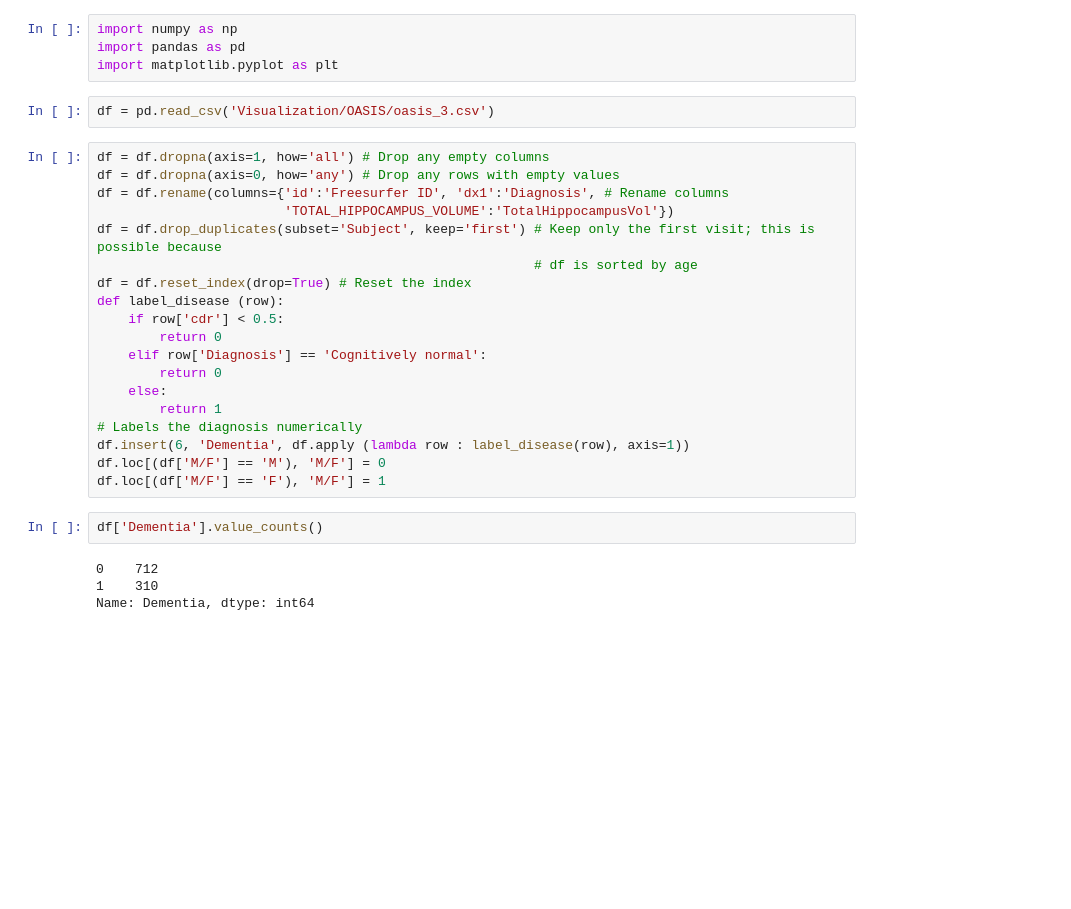
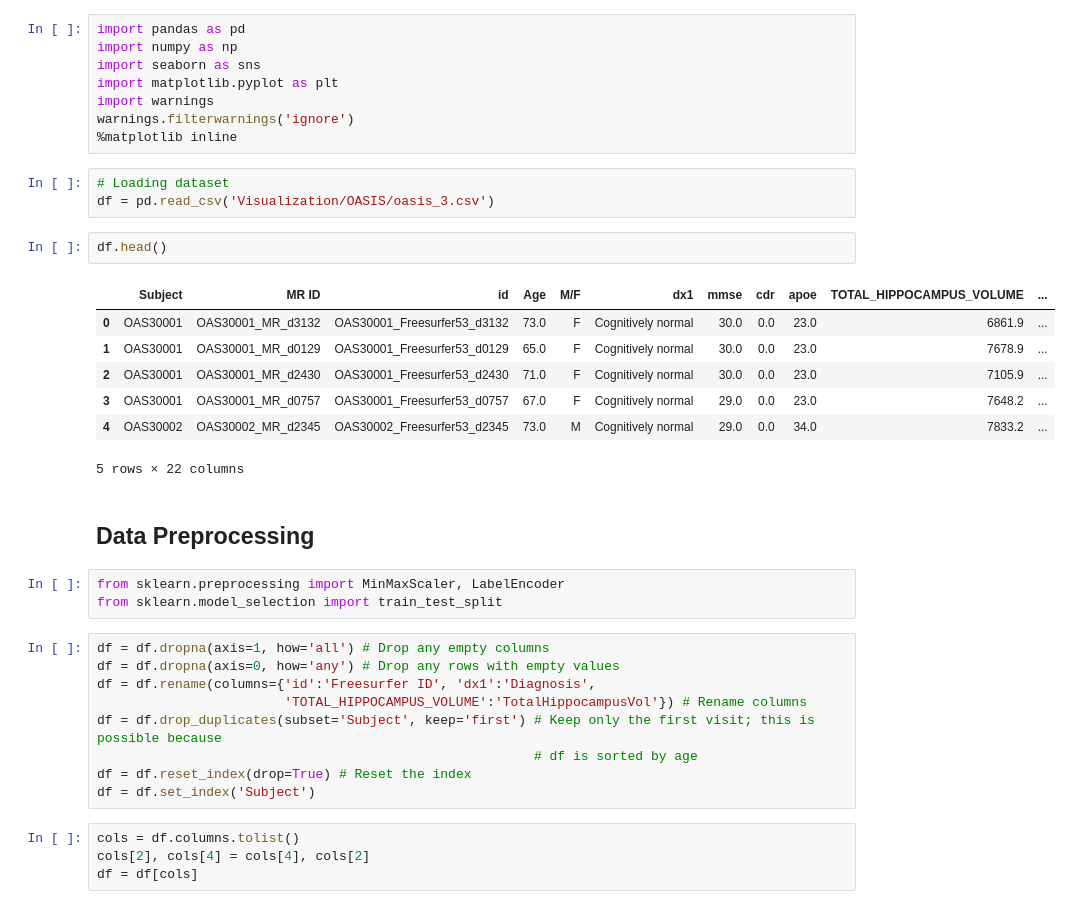
Before and after one commit to jakl3/Polygence, a Jupyter notebook: svm_test.ipynb, the cells around one changed output. Drawn from its saved outputs; the diff is of its cells as text; blank space fills up the shorter version.

```diff
--- a/svm_test.ipynb
+++ b/svm_test.ipynb
@@ -1,31 +1,39 @@
 # %%
+import pandas as pd
 import numpy as np
-import pandas as pd
+import seaborn as sns
 import matplotlib.pyplot as plt
+import warnings
+warnings.filterwarnings('ignore')
+%matplotlib inline
 # %%
+# Loading dataset
 df = pd.read_csv('Visualization/OASIS/oasis_3.csv')
+# %%
+df.head()
+# %% [output]
+|  | Subject | MR ID | id | Age | M/F | dx1 | mmse | cdr | apoe | TOTAL_HIPPOCAMPUS_VOLUME | ... |
+| 0 | OAS30001 | OAS30001_MR_d3132 | OAS30001_Freesurfer53_d3132 | 73.0 | F | Cognitively normal | 30.0 | 0.0 | 23.0 | 6861.9 | ... |
+| 1 | OAS30001 | OAS30001_MR_d0129 | OAS30001_Freesurfer53_d0129 | 65.0 | F | Cognitively normal | 30.0 | 0.0 | 23.0 | 7678.9 | ... |
+| 2 | OAS30001 | OAS30001_MR_d2430 | OAS30001_Freesurfer53_d2430 | 71.0 | F | Cognitively normal | 30.0 | 0.0 | 23.0 | 7105.9 | ... |
+| 3 | OAS30001 | OAS30001_MR_d0757 | OAS30001_Freesurfer53_d0757 | 67.0 | F | Cognitively normal | 29.0 | 0.0 | 23.0 | 7648.2 | ... |
+| 4 | OAS30002 | OAS30002_MR_d2345 | OAS30002_Freesurfer53_d2345 | 73.0 | M | Cognitively normal | 29.0 | 0.0 | 34.0 | 7833.2 | ... |
+5 rows × 22 columns
+# %% [markdown]
+## Data Preprocessing
+# %%
+from sklearn.preprocessing import MinMaxScaler, LabelEncoder
+from sklearn.model_selection import train_test_split
 # %%
 df = df.dropna(axis=1, how='all') # Drop any empty columns
 df = df.dropna(axis=0, how='any') # Drop any rows with empty values
-df = df.rename(columns={'id':'Freesurfer ID', 'dx1':'Diagnosis', # Rename columns
-                        'TOTAL_HIPPOCAMPUS_VOLUME':'TotalHippocampusVol'})
+df = df.rename(columns={'id':'Freesurfer ID', 'dx1':'Diagnosis',
+                        'TOTAL_HIPPOCAMPUS_VOLUME':'TotalHippocampusVol'}) # Rename columns
 df = df.drop_duplicates(subset='Subject', keep='first') # Keep only the first visit; this is possible because
                                                         # df is sorted by age
 df = df.reset_index(drop=True) # Reset the index
-def label_disease (row):
-    if row['cdr'] < 0.5:
-        return 0
-    elif row['Diagnosis'] == 'Cognitively normal':
-        return 0
-    else:
-        return 1
-# Labels the diagnosis numerically
-df.insert(6, 'Dementia', df.apply (lambda row : label_disease(row), axis=1))
-df.loc[(df['M/F'] == 'M'), 'M/F'] = 0
-df.loc[(df['M/F'] == 'F'), 'M/F'] = 1
+df = df.set_index('Subject')
-# %%
-df['Dementia'].value_counts()
-# %% [output]
-0    712
-1    310
-Name: Dementia, dtype: int64
+# %%
+cols = df.columns.tolist()
+cols[2], cols[4] = cols[4], cols[2]
+df = df[cols]
```
Also changed, not shown: parts of 27 cells of this notebook, 1 other file.
